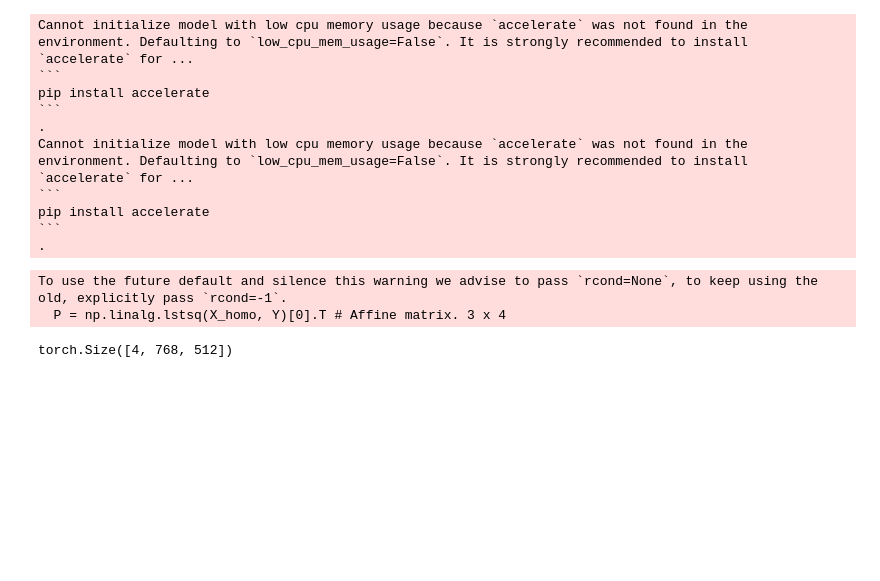
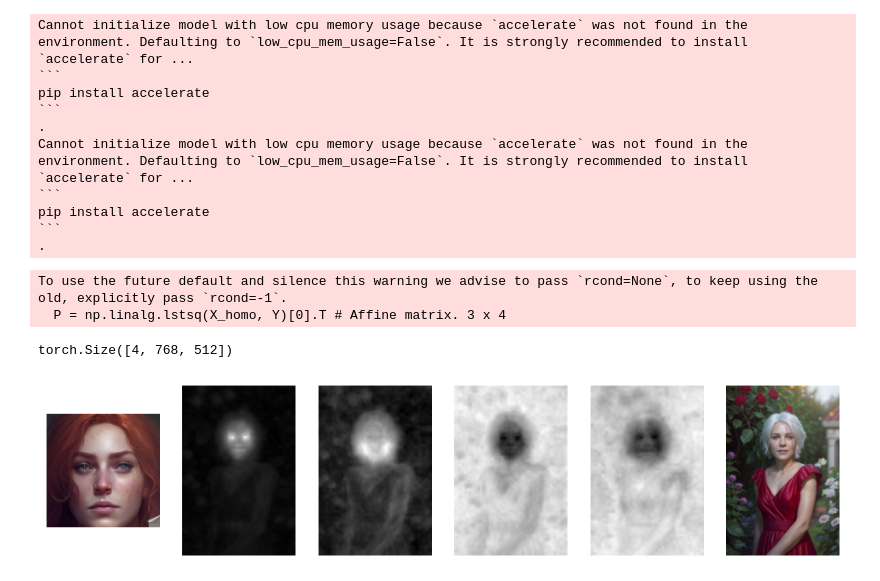
Before and after one commit to tencent-ailab/IP-Adapter, a Jupyter notebook: visual_attnmap.ipynb, the cells around one changed output. Saved outputs shown, nothing was run; the diff lists cells and outputs as text; code cells hidden in the pictures; blank space fills up the shorter version.

Commit message:
add visual

```diff
--- a/visual_attnmap.ipynb
+++ b/visual_attnmap.ipynb
@@ -16,11 +16,11 @@ app = FaceAnalysis(name="buffalo_l", providers=['CUDAExecutionProvider', 'CPUExe
 app.prepare(ctx_id=0, det_size=(640, 640))
 
 v2 = False
-base_model_path = "/dfs/comicai/zhiyuan.shi/models/SG161222/Realistic_Vision_V4.0_noVAE"
-vae_model_path = "/dfs/comicai/zhiyuan.shi/models/sd-vae-ft-mse"
-image_encoder_path = "/dfs/comicai/zhengbing.yao/models/IP-Adapter/models/image_encoder/"
-plus_ip_ckpt = "/dfs/comicai/zhiyuan.shi/models/IP-Adapter-FaceID/ip-adapter-faceid-plusv2_sd15.bin"
-ip_ckpt = "/dfs/comicai/zhiyuan.shi/models/IP-Adapter-FaceID/ip-adapter-faceid_sd15.bin"
+base_model_path = "SG161222/Realistic_Vision_V4.0_noVAE"
+vae_model_path = "models/sd-vae-ft-mse"
+image_encoder_path = "IP-Adapter/models/image_encoder/"
+plus_ip_ckpt = "IP-Adapter-FaceID/ip-adapter-faceid-plusv2_sd15.bin"
+ip_ckpt = "IP-Adapter-FaceID/ip-adapter-faceid_sd15.bin"
 device = "cuda"
 # %% [output]
 Applied providers: ['CPUExecutionProvider'], with options: {'CPUExecutionProvider': {}}
@@ -111,12 +111,14 @@ torch.Size([4, 768, 512])
 # %%
 import matplotlib.pyplot as plt
 #axes[0].imshow(attn_hot[0], cmap='gray')
-display_images = [cv2.cvtColor(cv2.cvtColor(face_image, cv2.COLOR_BGR2RGB)] + attn_hot + [images[0]]
+display_images = [cv2.cvtColor(face_image, cv2.COLOR_BGR2RGB)] + attn_hot + [images[0]]
 fig, axes = plt.subplots(1, len(display_images), figsize=(12, 4))
 for axe, image in zip(axes, display_images):
     axe.imshow(image, cmap='gray')
     axe.axis('off')
 plt.show()
+# %% [output]
+[figure, added]
 # %%
 ip_model = IPAdapterFaceID(copy.deepcopy(pipe), ip_ckpt, device)
 images = ip_model.generate(
```
Also changed, not shown: parts of 2 cells of this notebook.
